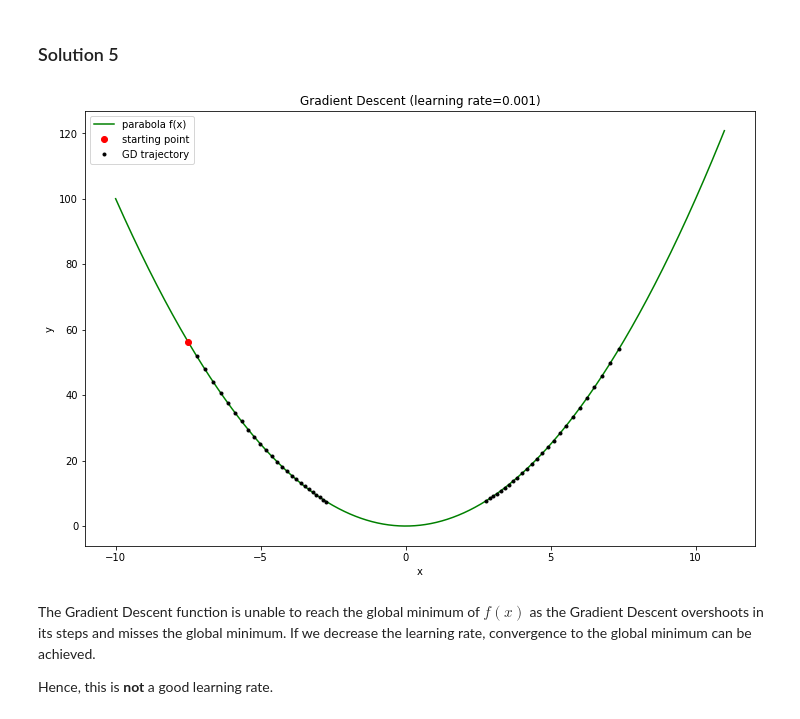
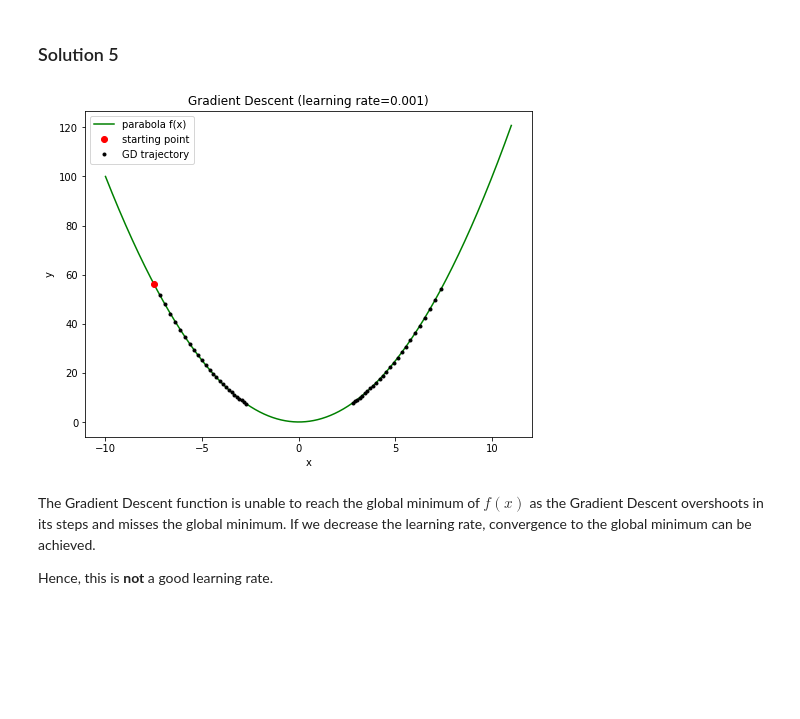
Before and after one commit to AjinkyaIndulkar/neural-networks-1920, a Jupyter notebook: P2 - Optimization/Chapter_03_optimization.ipynb, the cells around one changed output. Saved outputs shown, nothing was run; the diff lists cells and outputs as text; code cells hidden in the pictures; blank space fills up the shorter version.

```diff
--- a/P2 - Optimization/Chapter_03_optimization.ipynb
+++ b/P2 - Optimization/Chapter_03_optimization.ipynb
@@ -146,26 +146,26 @@ Now, do exactly the same, but this time with $\eta=0.99$. What do you observe? I
 # %%
 # Run gradient descent, get gradient descent trajectory x and y
 x0 = -7.5
 eta = 0.99
 n = 50
 x, y = gradient_descent(f, df, x0, eta, n)
 
 # Plot parabola f(x), starting point, gradient descent trajectory (x vs. y)
 
 # create x range for calculating f(x)
 x_range = np.arange(-10, 11, 0.01)
 # plot figures
-plt.figure(figsize=(12,8))
+plt.figure(figsize=(8,6))
 plt.plot(x_range, f(x_range), 'g-', label='parabola f(x)')
 plt.plot(x0, f(x0), 'ro', label='starting point')
 plt.plot(x, y, 'k.', label='GD trajectory')
 plt.xlabel('x')
 plt.ylabel('y')
 plt.title('Gradient Descent (learning rate=0.001)')
 plt.legend(loc='best')
 plt.show()
 # %% [output]
-[figure, old version]
+[figure, new version]
 # %% [markdown]
 The Gradient Descent function is unable to reach the global minimum of $f(x)$ as the Gradient Descent overshoots in its steps and misses the global minimum. If we decrease the learning rate, convergence to the global minimum can be achieved.
 
```
Also changed, not shown: parts of 8 cells of this notebook.
